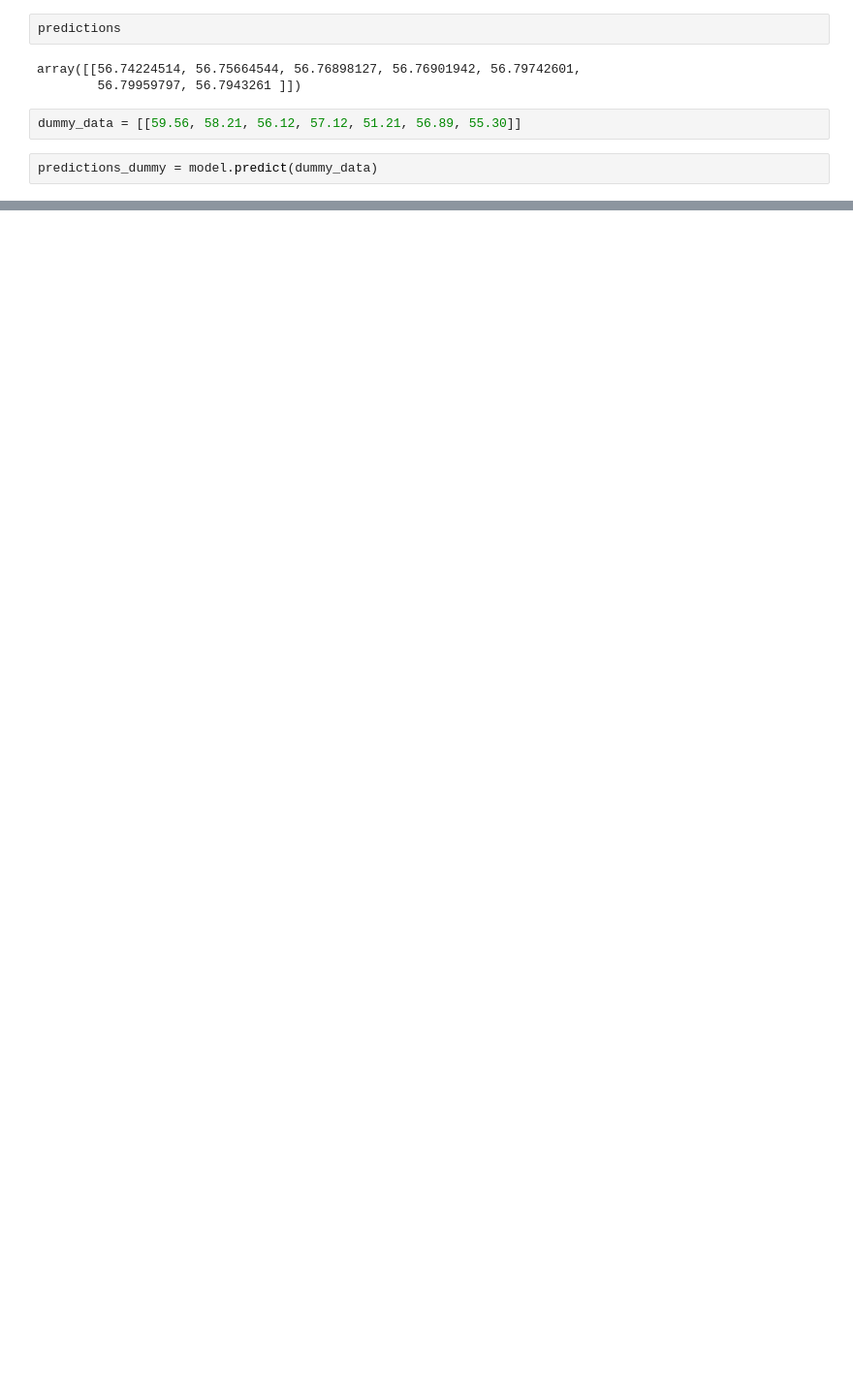
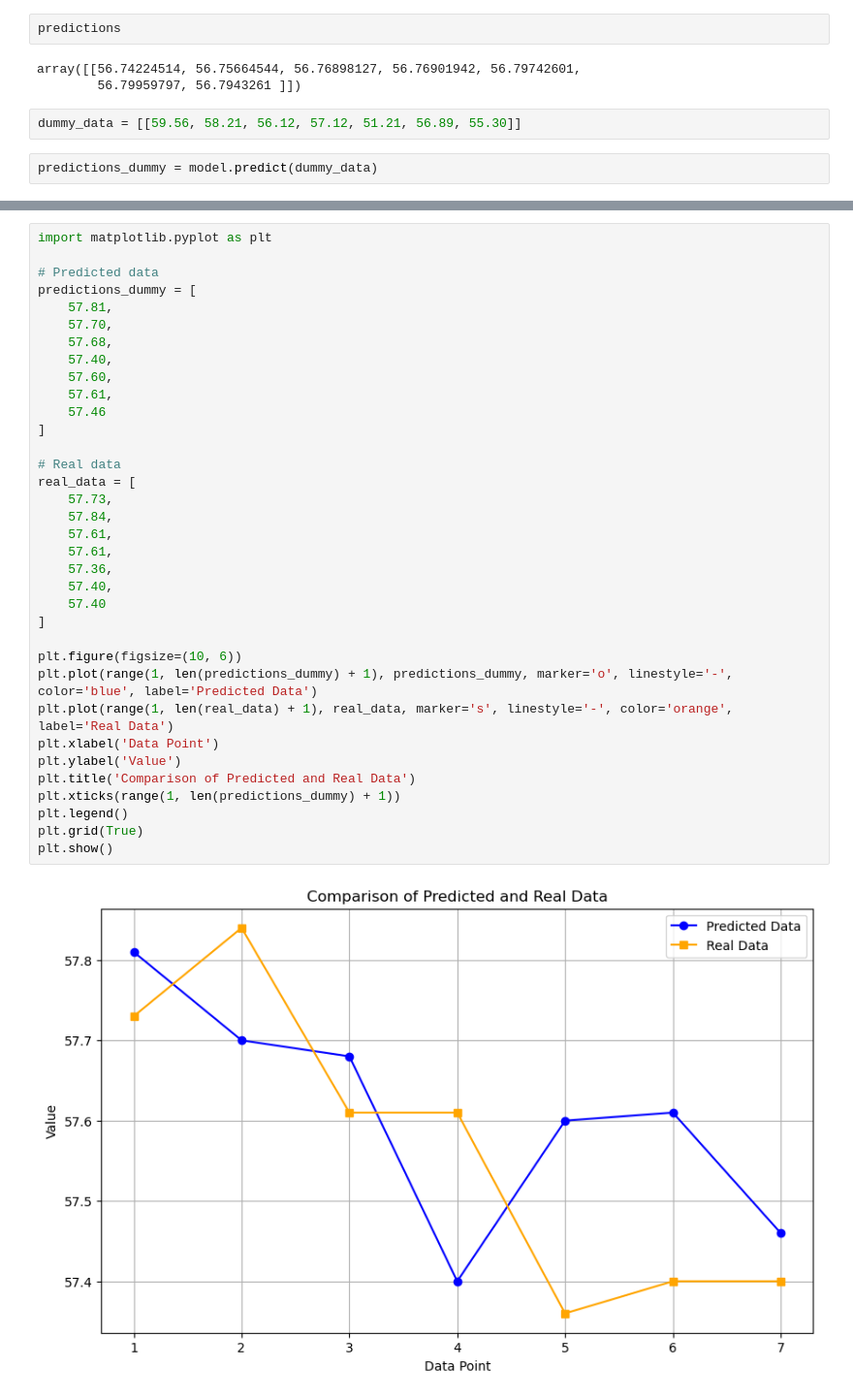
Before and after one commit to nikoladomazetovikj/exchange-rate-prediction-model, a Jupyter notebook: model_testing.ipynb, the cells around one changed output, grey strips where cells are left out. Shown at 97% size. Drawn from its saved outputs; the diff is of its cells as text; blank space fills up the shorter version.

```diff
--- a/model_testing.ipynb
+++ b/model_testing.ipynb
@@ -109,0 +183,37 @@ array([[56.7422262 , 56.75663342, 56.76899566, 56.76901348, 56.79744782,
+# %%
+import matplotlib.pyplot as plt
+
+# Predicted data
+predictions_dummy = [
+    57.81,
+    57.70,
+    57.68,
+    57.40,
+    57.60,
+    57.61,
+    57.46
+]
+
+# Real data
+real_data = [
+    57.73,
+    57.84,
+    57.61,
+    57.61,
+    57.36,
+    57.40,
+    57.40
+]
+
+plt.figure(figsize=(10, 6))
+plt.plot(range(1, len(predictions_dummy) + 1), predictions_dummy, marker='o', linestyle='-', color='blue', label='Predicted Data')
+plt.plot(range(1, len(real_data) + 1), real_data, marker='s', linestyle='-', color='orange', label='Real Data')
+plt.xlabel('Data Point')
+plt.ylabel('Value')
+plt.title('Comparison of Predicted and Real Data')
+plt.xticks(range(1, len(predictions_dummy) + 1))
+plt.legend()
+plt.grid(True)
+plt.show()
+# %% [output]
+[figure, added]
```
Also changed, not shown: parts of 5 cells of this notebook, 2 other files.
